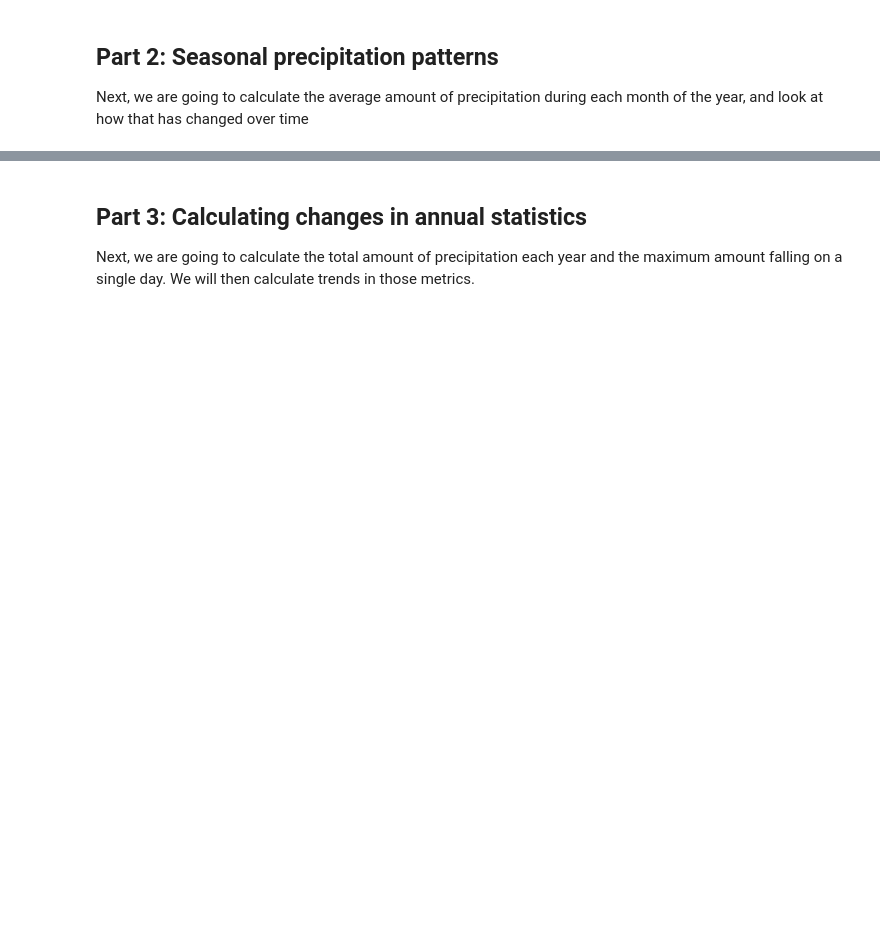
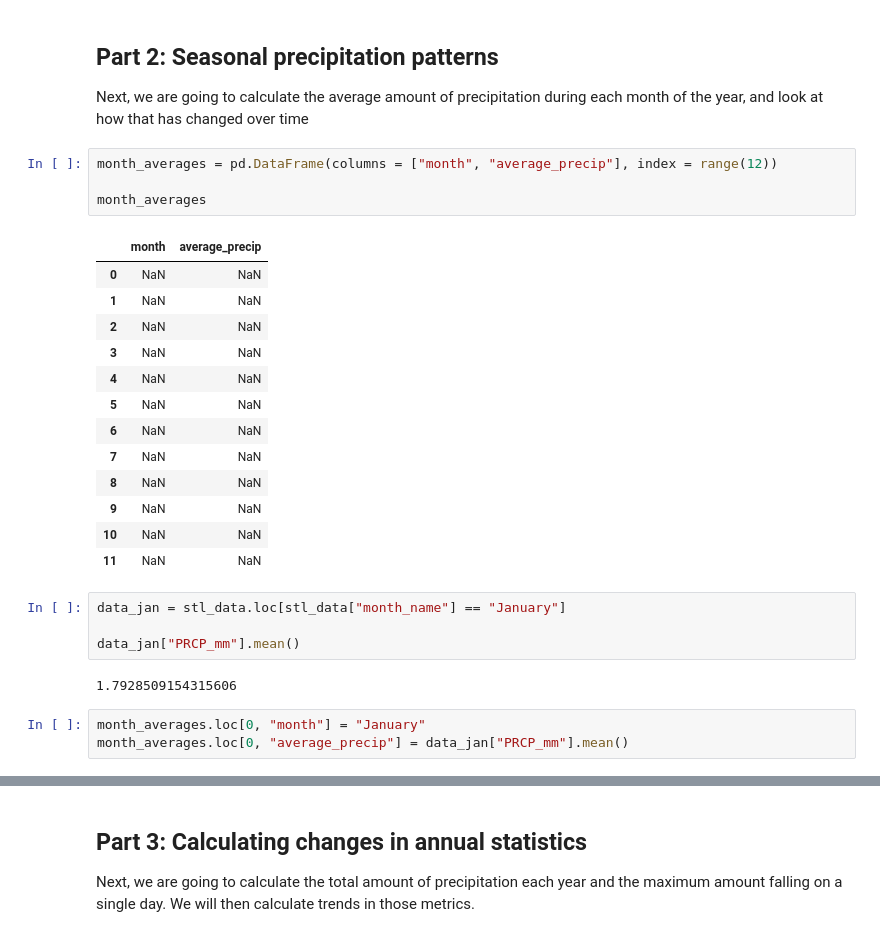
Before and after one commit to fdavenport/course-climate-change-impacts, a Jupyter notebook: lectures/05_Analyzing_the_Hydrologic_Cycle.ipynb, the cells around one changed output, grey strips where cells are left out. Cells and saved outputs as stored; diff of their text form; blank space fills up the shorter version.

```diff
--- a/lectures/05_Analyzing_the_Hydrologic_Cycle.ipynb
+++ b/lectures/05_Analyzing_the_Hydrologic_Cycle.ipynb
@@ -40,3 +114,30 @@ stl_precip_data_url = "https://raw.githubusercontent.com/fdavenport/CIVE480A6-cl
 ## Part 2: Seasonal precipitation patterns
 
 Next, we are going to calculate the average amount of precipitation during each month of the year, and look at how that has changed over time
+# %%
+month_averages = pd.DataFrame(columns = ["month", "average_precip"], index = range(12))
+
+month_averages
+# %% [output]
+|  | month | average_precip |
+| 0 | NaN | NaN |
+| 1 | NaN | NaN |
+| 2 | NaN | NaN |
+| 3 | NaN | NaN |
+| 4 | NaN | NaN |
+| 5 | NaN | NaN |
+| 6 | NaN | NaN |
+| 7 | NaN | NaN |
+| 8 | NaN | NaN |
+| 9 | NaN | NaN |
+| 10 | NaN | NaN |
+| 11 | NaN | NaN |
+# %%
+data_jan = stl_data.loc[stl_data["month_name"] == "January"]
+
+data_jan["PRCP_mm"].mean()
+# %% [output]
+1.7928509154315606
+# %%
+month_averages.loc[0, "month"] = "January"
+month_averages.loc[0, "average_precip"] = data_jan["PRCP_mm"].mean()
```
Also changed, not shown: parts of 21 cells of this notebook.
